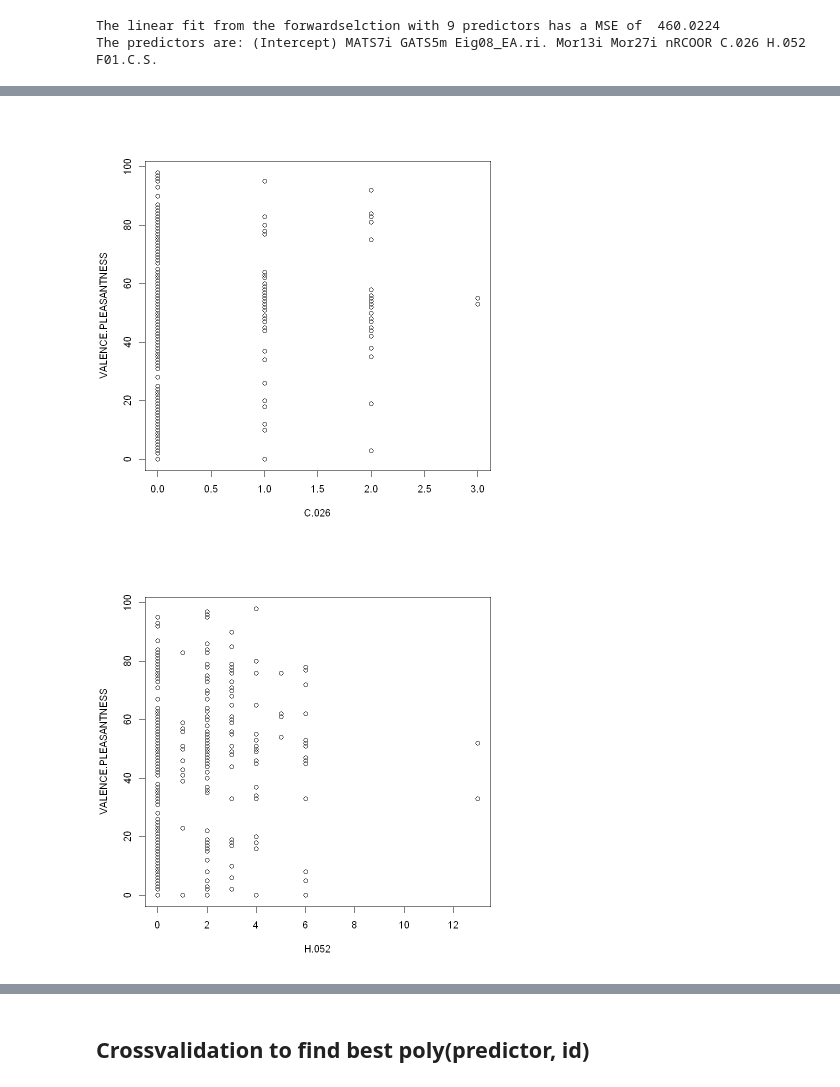
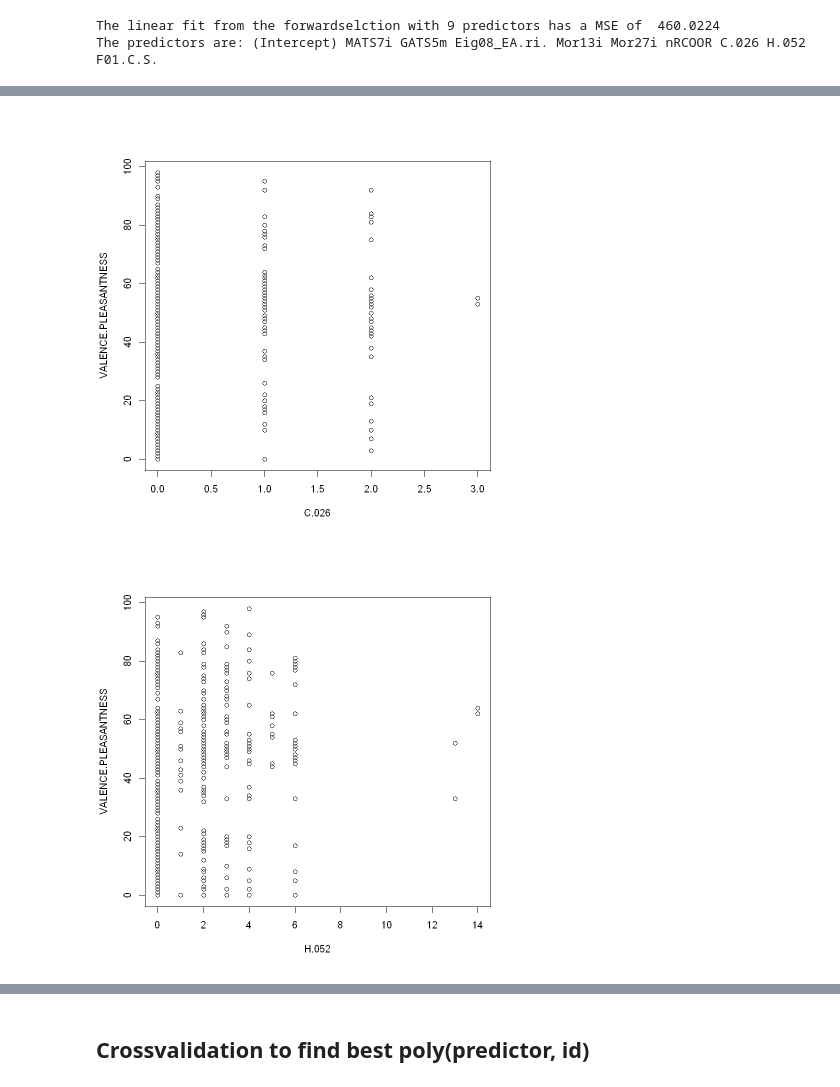
Before and after one commit to BenoitDelec/BIO-322--Predicting-odour-pleasantness-using-ML, a Jupyter notebook: src/Regression.ipynb, the cells around one changed output, grey strips where cells are left out. Saved outputs shown, nothing was run; the diff lists cells and outputs as text; code cells hidden in the pictures.

```diff
--- a/src/Regression.ipynb
+++ b/src/Regression.ipynb
@@ -14,6 +14,9 @@ x <- x[,!idx.zero.var]
 
 #attache Intensity as factor
 x$Intensity <- as.numeric(train.data$Intensity) -1
+
+data <- x
+data$VALENCE.PLEASANTNESS <- train.data$VALENCE.PLEASANTNESS
 # %%
 set.seed(100)
 len <- length(x[,1])
@@ -65,5 +85,5 @@ creat.plots <- function(data, x.f, y.f = 'VALENCE.PLEASANTNESS'){
     }
 }
 
-creat.plots(data.train, names[-1])
+creat.plots(train.data, names[-1])
 # %% [output]
@@ -76,2 +96,2 @@ creat.plots(data.train, names[-1])
-[figure, old version]
+[figure, new version]
-[figure, old version]
+[figure, new version]
```
Also changed, not shown: parts of 6 cells of this notebook, 2 other files.
